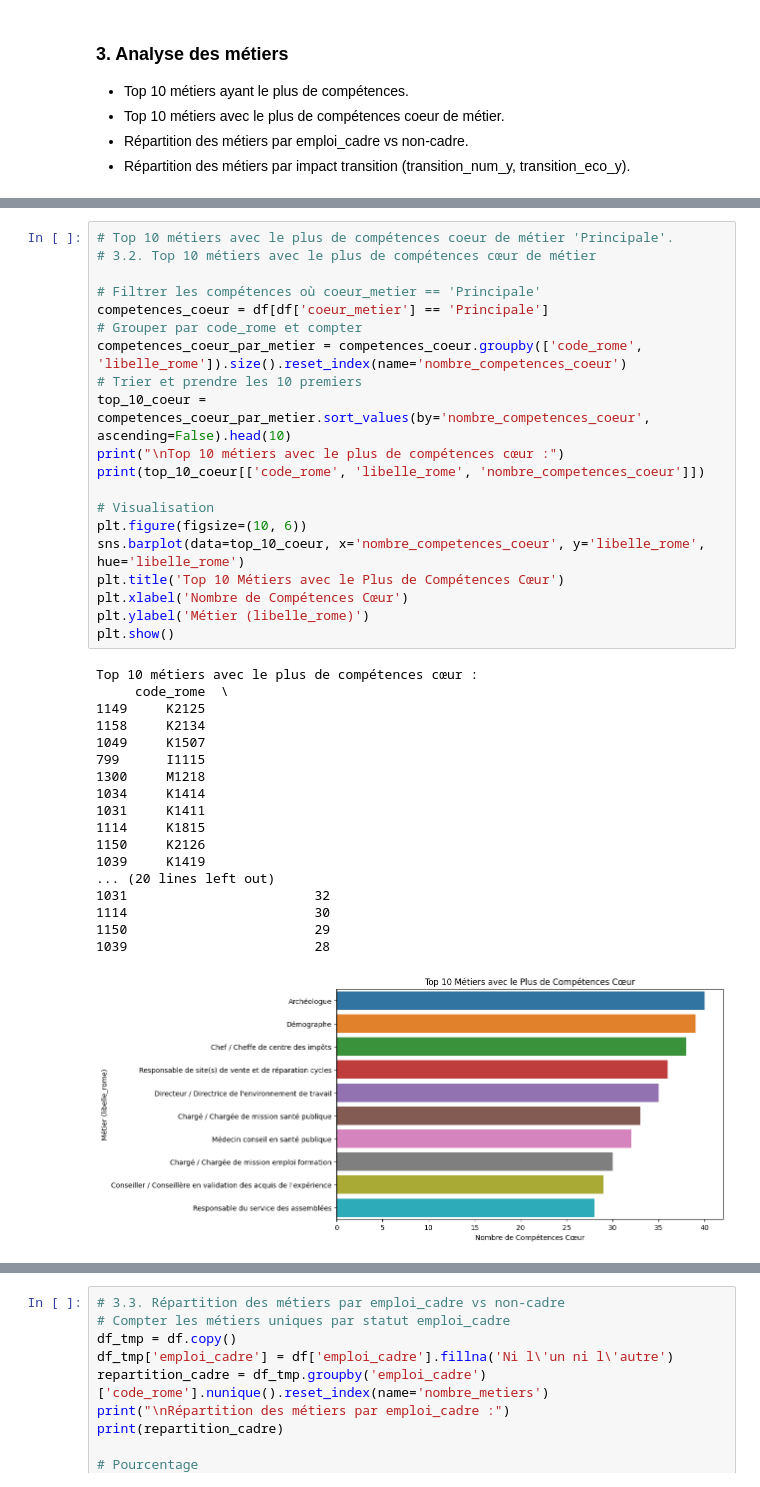
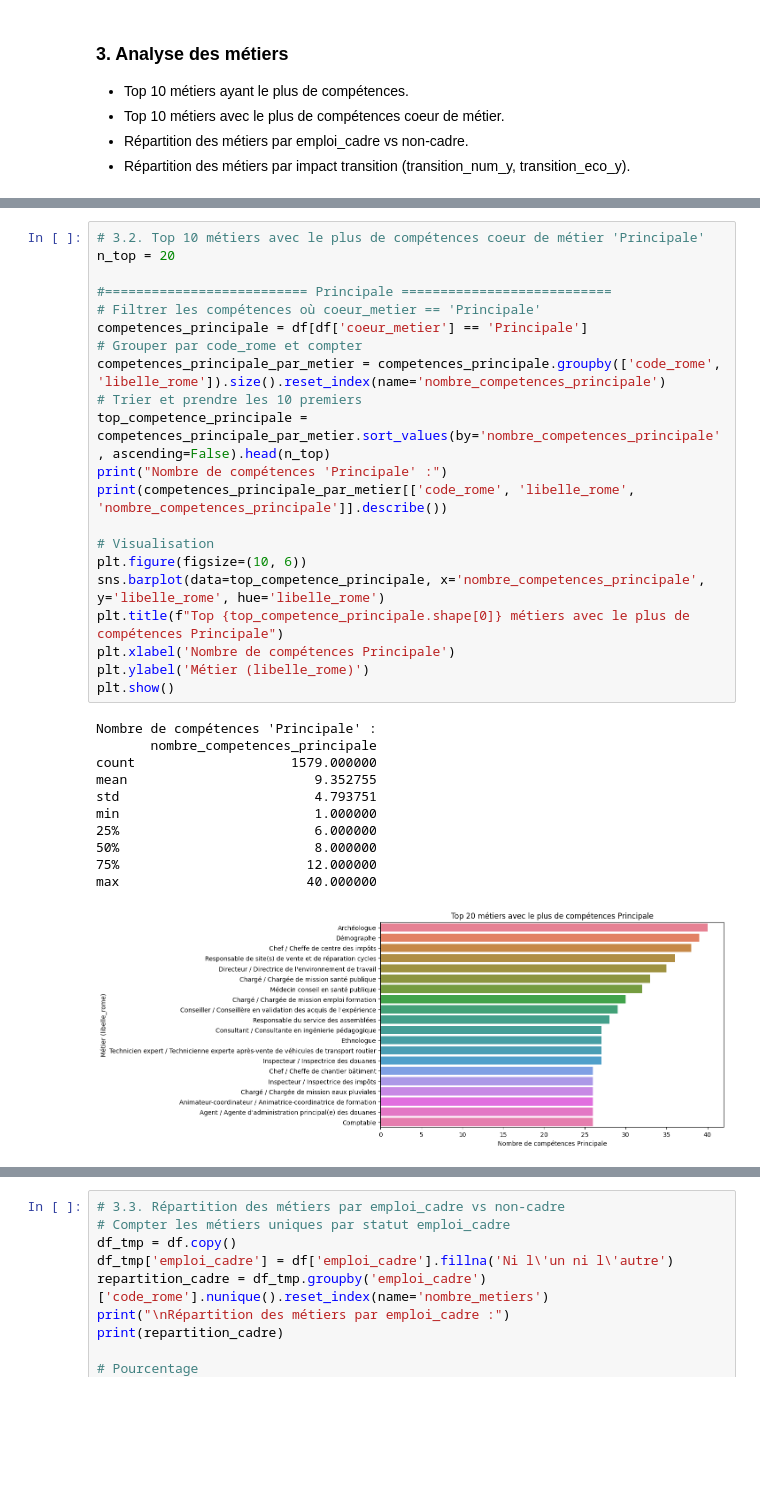
Before and after one commit to salphonse/Radar-Metier, a Jupyter notebook: script/ML/ML - EDA.ipynb, the cells around one changed output, grey strips where cells are left out. Drawn from its saved outputs; the diff is of its cells as text; blank space fills up the shorter version.

```diff
--- a/script/ML/ML - EDA.ipynb
+++ b/script/ML/ML - EDA.ipynb
@@ -681,40 +722,34 @@ Top 10 métiers avec le plus de compétences :
 [figure]
 # %%
-# Top 10 métiers avec le plus de compétences coeur de métier 'Principale'.
-# 3.2. Top 10 métiers avec le plus de compétences cœur de métier
+# 3.2. Top 10 métiers avec le plus de compétences coeur de métier 'Principale'
+n_top = 20
 
+#========================== Principale ===========================
 # Filtrer les compétences où coeur_metier == 'Principale'
-competences_coeur = df[df['coeur_metier'] == 'Principale']
+competences_principale = df[df['coeur_metier'] == 'Principale']
 # Grouper par code_rome et compter
-competences_coeur_par_metier = competences_coeur.groupby(['code_rome', 'libelle_rome']).size().reset_index(name='nombre_competences_coeur')
+competences_principale_par_metier = competences_principale.groupby(['code_rome', 'libelle_rome']).size().reset_index(name='nombre_competences_principale')
 # Trier et prendre les 10 premiers
-top_10_coeur = competences_coeur_par_metier.sort_values(by='nombre_competences_coeur', ascending=False).head(10)
-print("\nTop 10 métiers avec le plus de compétences cœur :")
-print(top_10_coeur[['code_rome', 'libelle_rome', 'nombre_competences_coeur']])
+top_competence_principale = competences_principale_par_metier.sort_values(by='nombre_competences_principale', ascending=False).head(n_top)
+print("Nombre de compétences 'Principale' :")
+print(competences_principale_par_metier[['code_rome', 'libelle_rome', 'nombre_competences_principale']].describe())
 
 # Visualisation
 plt.figure(figsize=(10, 6))
-sns.barplot(data=top_10_coeur, x='nombre_competences_coeur', y='libelle_rome', hue='libelle_rome')
-plt.title('Top 10 Métiers avec le Plus de Compétences Cœur')
-plt.xlabel('Nombre de Compétences Cœur')
+sns.barplot(data=top_competence_principale, x='nombre_competences_principale', y='libelle_rome', hue='libelle_rome')
+plt.title(f"Top {top_competence_principale.shape[0]} métiers avec le plus de compétences Principale")
+plt.xlabel('Nombre de compétences Principale')
 plt.ylabel('Métier (libelle_rome)')
 plt.show()
 # %% [output]
-Top 10 métiers avec le plus de compétences cœur :
-     code_rome  \
-1149     K2125
-1158     K2134
-1049     K1507
-799      I1115
-1300     M1218
-1034     K1414
-1031     K1411
-1114     K1815
-1150     K2126
-1039     K1419
-... (20 lines left out)
-1031                        32
-1114                        30
-1150                        29
-1039                        28
+Nombre de compétences 'Principale' :
+       nombre_competences_principale
+count                    1579.000000
+mean                        9.352755
+std                         4.793751
+min                         1.000000
+25%                         6.000000
+50%                         8.000000
+75%                        12.000000
+max                        40.000000
-[figure, old version]
+[figure, new version]
```
Also changed, not shown: parts of 44 cells of this notebook.
